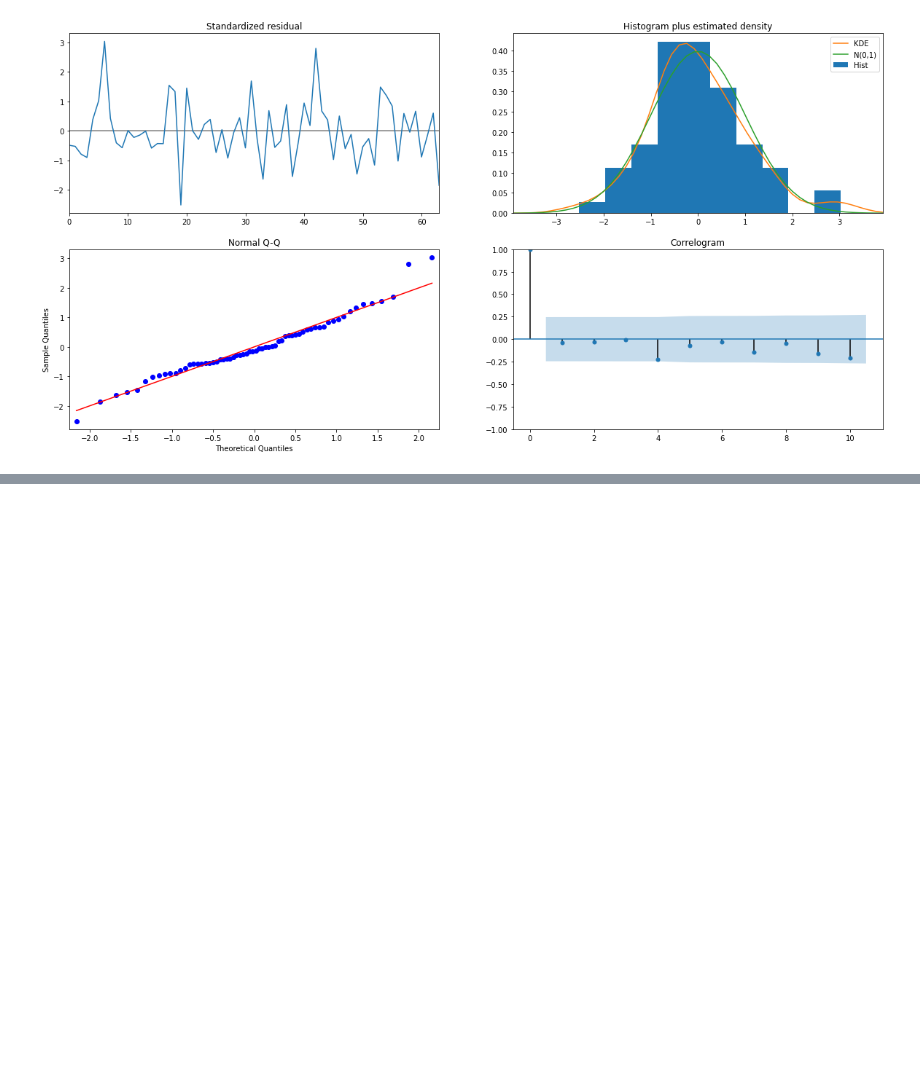
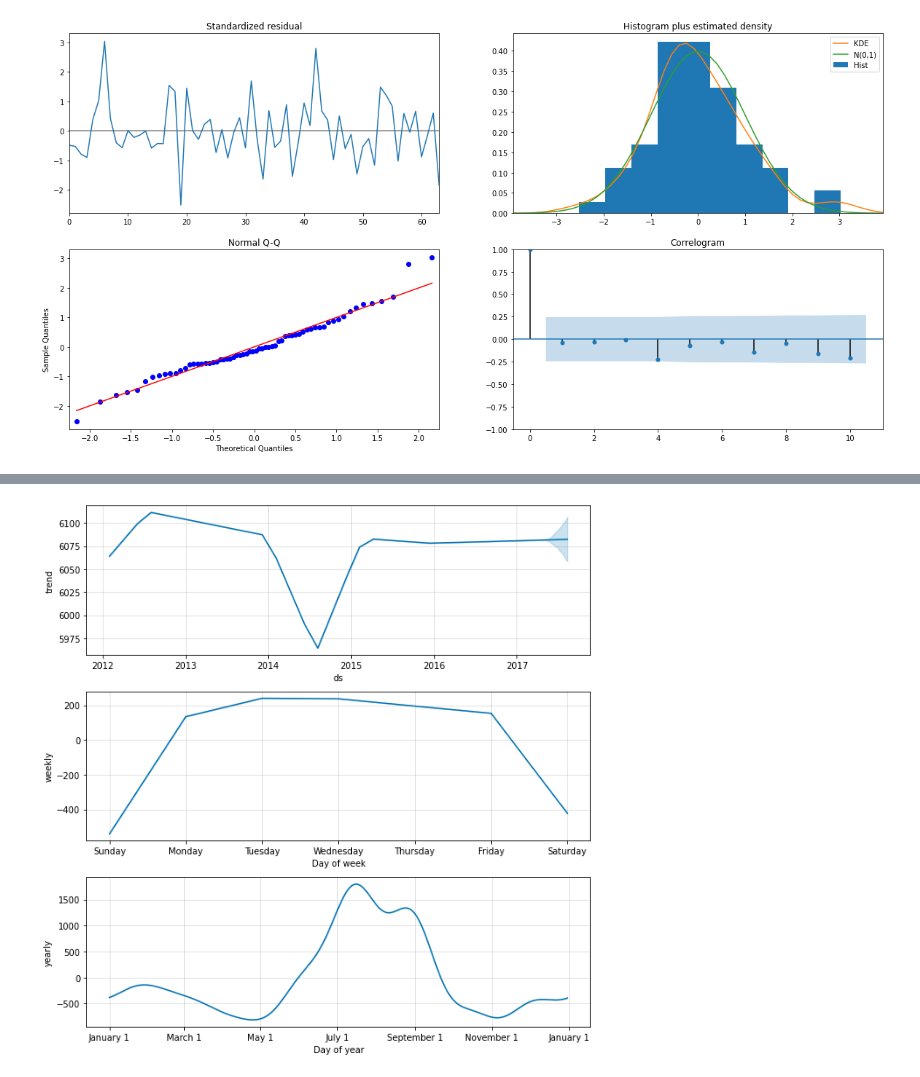
Before and after one commit to shelly2904/DATA_SCIENCE, a Jupyter notebook: Time Series/Time_Series_Algorithms.ipynb, the cells around one changed output, grey strips where cells are left out. Cells and saved outputs as stored; diff of their text form; code cells hidden in the pictures; blank space fills up the shorter version.

```diff
--- a/Time Series/Time_Series_Algorithms.ipynb
+++ b/Time Series/Time_Series_Algorithms.ipynb
@@ -223,0 +318,4 @@ out=model.plot_diagnostics()
+# %%
+fig2 = model_fbp.plot_components(forecast)
+# %% [output]
+[figure, added]
```
Also changed, not shown: parts of 24 cells of this notebook.
